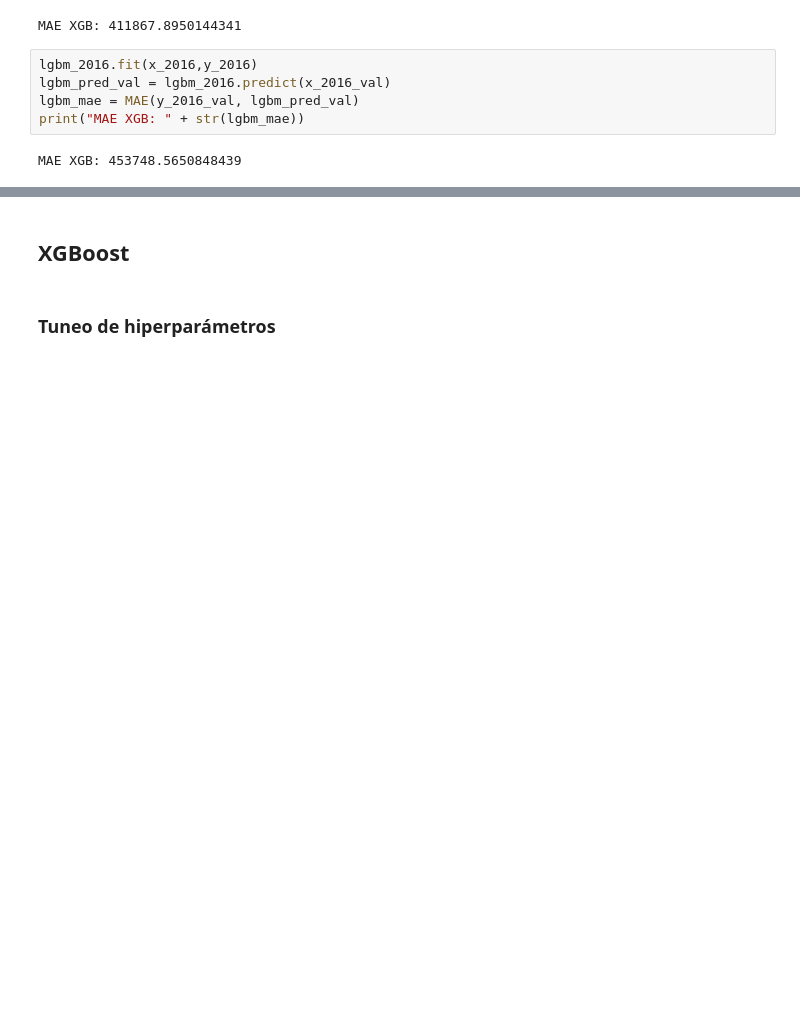
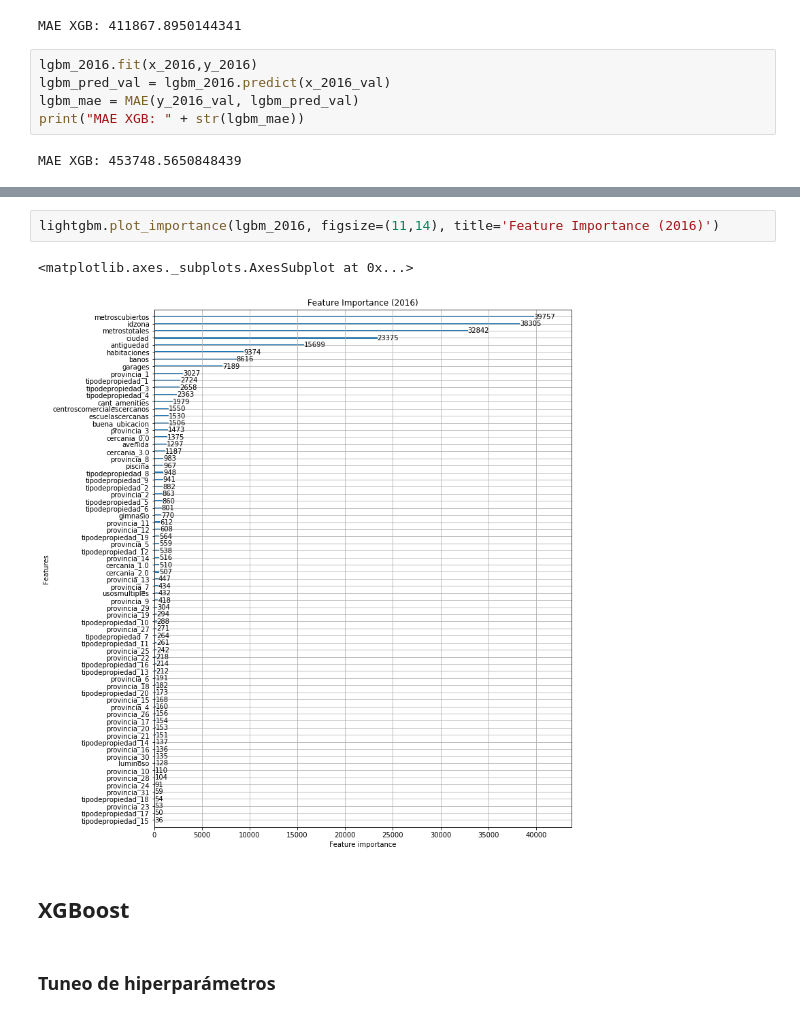
Before and after one commit to lautarofritz/TP2-Orga-de-Datos, a Jupyter notebook: TP2 Orga de Datos.ipynb, the cells around one changed output, grey strips where cells are left out. Cells and saved outputs as stored; diff of their text form; blank space fills up the shorter version.

```diff
--- a/TP2 Orga de Datos.ipynb
+++ b/TP2 Orga de Datos.ipynb
@@ -456,3 +464,8 @@ dump(lgbm_2016,'lgbm_2012.joblib')
+# %%
+lightgbm.plot_importance(lgbm_2016, figsize=(11,14), title='Feature Importance (2016)')
+# %% [output]
+<matplotlib.axes._subplots.AxesSubplot at 0x...>
+[figure, added]
 # %% [markdown]
 ## XGBoost
 # %% [markdown]
```
Also changed, not shown: parts of 42 cells of this notebook.
